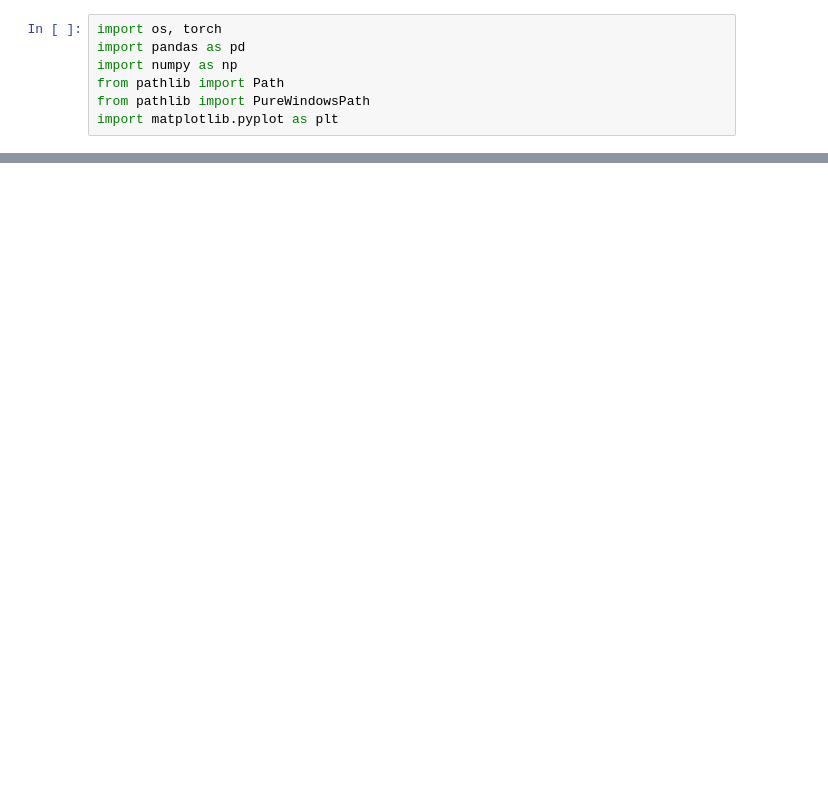
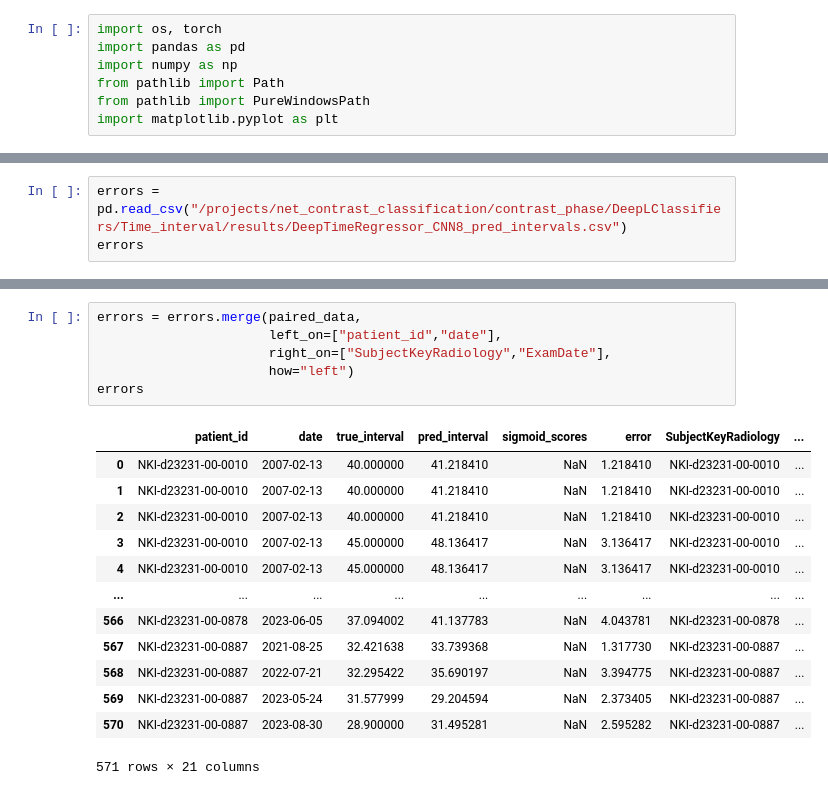
Before and after one commit to ljestaciocerquin/contrast_phase, a Jupyter notebook: DeepLClassifiers/Time_interval/inspect_errors.ipynb, the cells around one changed output, grey strips where cells are left out. Drawn from its saved outputs; the diff is of its cells as text; blank space fills up the shorter version.

```diff
--- a/DeepLClassifiers/Time_interval/inspect_errors.ipynb
+++ b/DeepLClassifiers/Time_interval/inspect_errors.ipynb
@@ -132,0 +232,3 @@ FileNotFoundError: [Errno 2] No such file or directory: '/mnt/rhea/data_private/
+# %%
+errors = pd.read_csv("/projects/net_contrast_classification/contrast_phase/DeepLClassifiers/Time_interval/results/DeepTimeRegressor_CNN8_pred_intervals.csv")
+errors
@@ -132,0 +249,20 @@ FileNotFoundError: [Errno 2] No such file or directory: '/mnt/rhea/data_private/
+# %%
+errors = errors.merge(paired_data,
+                      left_on=["patient_id","date"],
+                      right_on=["SubjectKeyRadiology","ExamDate"],
+                      how="left")
+errors
+# %% [output]
+|  | patient_id | date | true_interval | pred_interval | sigmoid_scores | error | SubjectKeyRadiology | ... |
+| 0 | NKI-d23231-00-0010 | 2007-02-13 | 40.000000 | 41.218410 | NaN | 1.218410 | NKI-d23231-00-0010 | ... |
+| 1 | NKI-d23231-00-0010 | 2007-02-13 | 40.000000 | 41.218410 | NaN | 1.218410 | NKI-d23231-00-0010 | ... |
+| 2 | NKI-d23231-00-0010 | 2007-02-13 | 40.000000 | 41.218410 | NaN | 1.218410 | NKI-d23231-00-0010 | ... |
+| 3 | NKI-d23231-00-0010 | 2007-02-13 | 45.000000 | 48.136417 | NaN | 3.136417 | NKI-d23231-00-0010 | ... |
+| 4 | NKI-d23231-00-0010 | 2007-02-13 | 45.000000 | 48.136417 | NaN | 3.136417 | NKI-d23231-00-0010 | ... |
+| ... | ... | ... | ... | ... | ... | ... | ... | ... |
+| 566 | NKI-d23231-00-0878 | 2023-06-05 | 37.094002 | 41.137783 | NaN | 4.043781 | NKI-d23231-00-0878 | ... |
+| 567 | NKI-d23231-00-0887 | 2021-08-25 | 32.421638 | 33.739368 | NaN | 1.317730 | NKI-d23231-00-0887 | ... |
+| 568 | NKI-d23231-00-0887 | 2022-07-21 | 32.295422 | 35.690197 | NaN | 3.394775 | NKI-d23231-00-0887 | ... |
+| 569 | NKI-d23231-00-0887 | 2023-05-24 | 31.577999 | 29.204594 | NaN | 2.373405 | NKI-d23231-00-0887 | ... |
+| 570 | NKI-d23231-00-0887 | 2023-08-30 | 28.900000 | 31.495281 | NaN | 2.595282 | NKI-d23231-00-0887 | ... |
+571 rows × 21 columns
```
Also changed, not shown: parts of 19 cells of this notebook, 15 other files.
